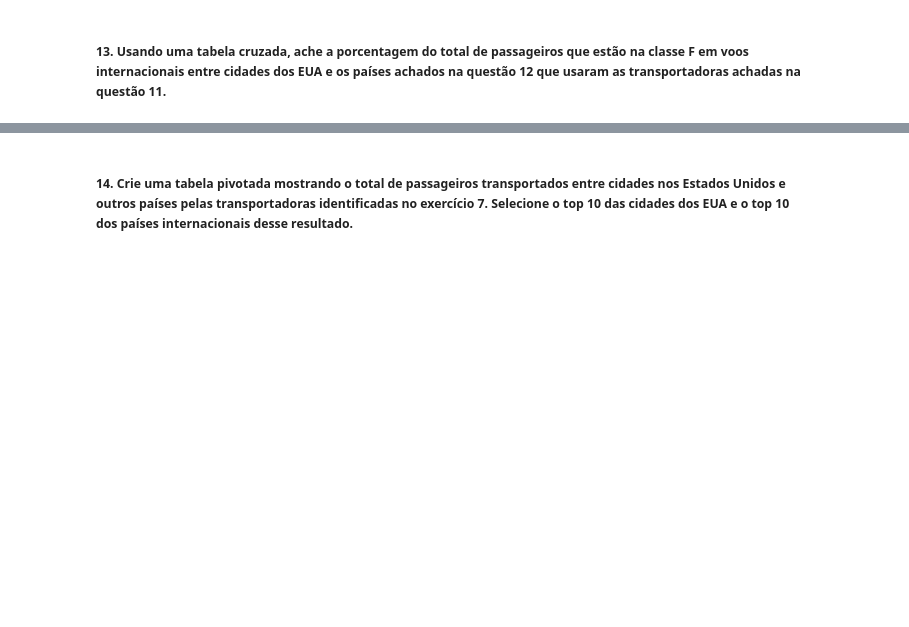
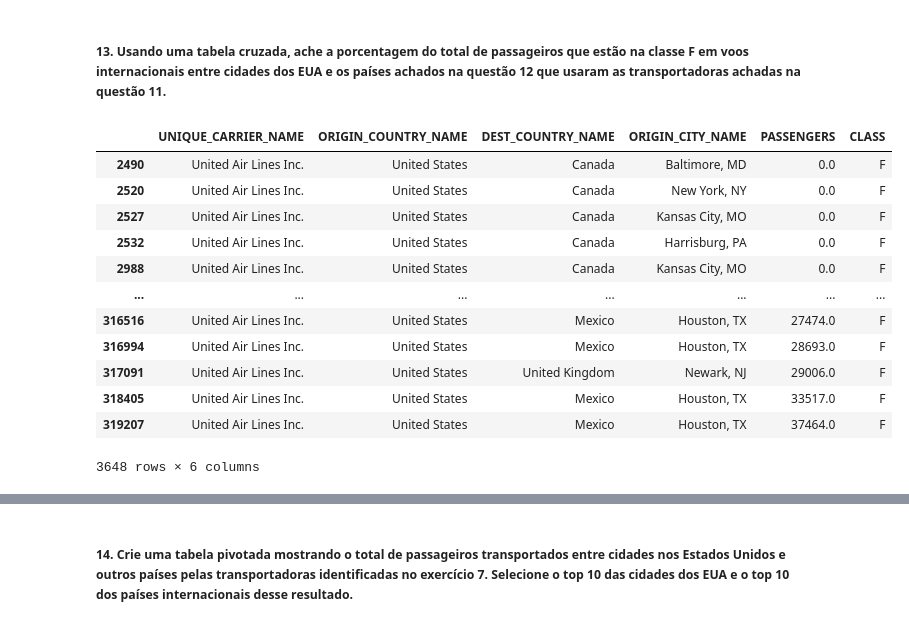
Before and after one commit to G7-DataScience/Exercicios, a Jupyter notebook: Grupo_Hands_on_Pandas.ipynb, the cells around one changed output, grey strips where cells are left out. Drawn from its saved outputs; the diff is of its cells as text; code cells hidden in the pictures; blank space fills up the shorter version.

```diff
--- a/Grupo_Hands_on_Pandas.ipynb
+++ b/Grupo_Hands_on_Pandas.ipynb
@@ -231,4 +244,28 @@ df_q12
 ##### 13. Usando uma tabela cruzada, ache a porcentagem do total de passageiros que estão na classe F em voos internacionais entre cidades dos EUA e os países achados na questão 12 que usaram as transportadoras achadas na questão 11.
 # %%
 transportadoras_q11 = df_q11.index.to_list()
-paises_q12 = df_q12.index.to_list()
+temp_list = df_q12.index.to_list()
+paises_q12 = temp_list[:] # lista de países da questão 12
+paises_q12.remove('United States') # removendo USA para a condição internacional
+
+df_q13 = df[['UNIQUE_CARRIER_NAME', 'ORIGIN_COUNTRY_NAME', 'DEST_COUNTRY_NAME',
+        'ORIGIN_CITY_NAME', 'PASSENGERS', 'CLASS']]\
+        .loc[df['UNIQUE_CARRIER_NAME'].isin(transportadoras_q11) \
+        & (df['ORIGIN_COUNTRY_NAME']== 'United States')\
+        & df['DEST_COUNTRY_NAME'].isin(paises_q12)]
+
+df_q13
+# %% [output]
+|  | UNIQUE_CARRIER_NAME | ORIGIN_COUNTRY_NAME | DEST_COUNTRY_NAME | ORIGIN_CITY_NAME | PASSENGERS | CLASS |
+| 2490 | United Air Lines Inc. | United States | Canada | Baltimore, MD | 0.0 | F |
+| 2520 | United Air Lines Inc. | United States | Canada | New York, NY | 0.0 | F |
+| 2527 | United Air Lines Inc. | United States | Canada | Kansas City, MO | 0.0 | F |
+| 2532 | United Air Lines Inc. | United States | Canada | Harrisburg, PA | 0.0 | F |
+| 2988 | United Air Lines Inc. | United States | Canada | Kansas City, MO | 0.0 | F |
+| ... | ... | ... | ... | ... | ... | ... |
+| 316516 | United Air Lines Inc. | United States | Mexico | Houston, TX | 27474.0 | F |
+| 316994 | United Air Lines Inc. | United States | Mexico | Houston, TX | 28693.0 | F |
+| 317091 | United Air Lines Inc. | United States | United Kingdom | Newark, NJ | 29006.0 | F |
+| 318405 | United Air Lines Inc. | United States | Mexico | Houston, TX | 33517.0 | F |
+| 319207 | United Air Lines Inc. | United States | Mexico | Houston, TX | 37464.0 | F |
+3648 rows × 6 columns
```
Also changed, not shown: parts of 6 cells of this notebook.
